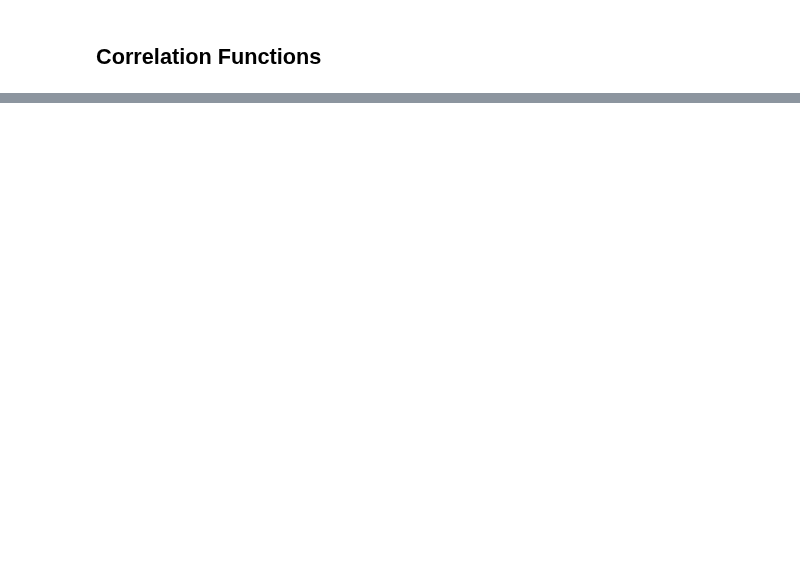
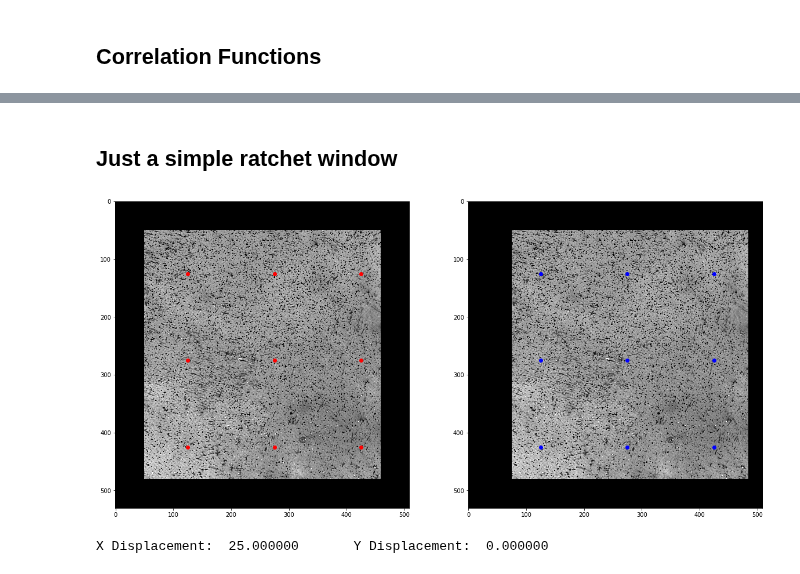
Before and after one commit to mfkiwl/splineDIC, a Jupyter notebook: notebooks/exploratory/stp_explore_NURBS_DIC.ipynb, the cells around one changed output, grey strips where cells are left out. Saved outputs shown, nothing was run; the diff lists cells and outputs as text; code cells hidden in the pictures; blank space fills up the shorter version.

Commit message:
Adding ratchet window approach

```diff
--- a/notebooks/exploratory/stp_explore_NURBS_DIC.ipynb
+++ b/notebooks/exploratory/stp_explore_NURBS_DIC.ipynb
@@ -283,0 +270,51 @@ foo = signal.cspline2d(ref_image)
+# %% [markdown]
+## Just a simple ratchet window
+# %%
+def ratchet(maxdx, maxdy, nodes_ref, ref_image, def_image):
+
+    """
+    Compute rigid deformation by ratcheting window over image
+
+    :param maxdx: maximum step in x
+    :type maxdx: int
+    :type maxdy: maximum step in y
+    :type maxdy: int
+    :return: displacement [dx, dy]
+    :rtype: ndarray
+    """
+
+    minval = 100000
+
+    for i in range(0, maxdx):
+        dx = i
+        for j in range(0, maxdy):
+            dy = j
+            delta = np.array([dx, dy])
+            retval = minfun(delta, nodes_ref, ref_image, def_image)
+            if retval < minval:
+                minval = retval
+            if np.isclose(minval, 0.0):
+                return np.array([dx, dy, minval])
+
+    warnings.warn('Could not find exact minimum value')
+    return np.array([dx, dy, minval])
+# %%
+ratch_result = ratchet(50, 50, nodes, ref_image, transx_im)
+# %%
+xcoord_new = x_coord + ratch_result[0] * np.ones(len(x_coord))
+ycoord_new = y_coord + ratch_result[0] * np.ones(len(y_coord))
+x, y = np.meshgrid(xcoord_new, ycoord_new)
+# %%
+x, y = np.meshgrid(xcoord_new, ycoord_new)
+fig, (ax1, ax2) = plt.subplots(1, 2, figsize=(20, 10))
+ax1.imshow(ref_image, cmap='gray')
+ax1.plot(x, y, 'o', color='red')
+ax2.imshow(transx_im, cmap='gray')
+ax2.plot(x, y, 'o', color='b')
+plt.show()
+# %% [output]
+[figure, added]
+# %%
+print('X Displacement: {0: f} \t Y Displacement: {1: f}'.format(ratch_result[0], ratch_result[1]))
+# %% [output]
+X Displacement:  25.000000       Y Displacement:  0.000000
```
Also changed, not shown: parts of 8 cells of this notebook.
